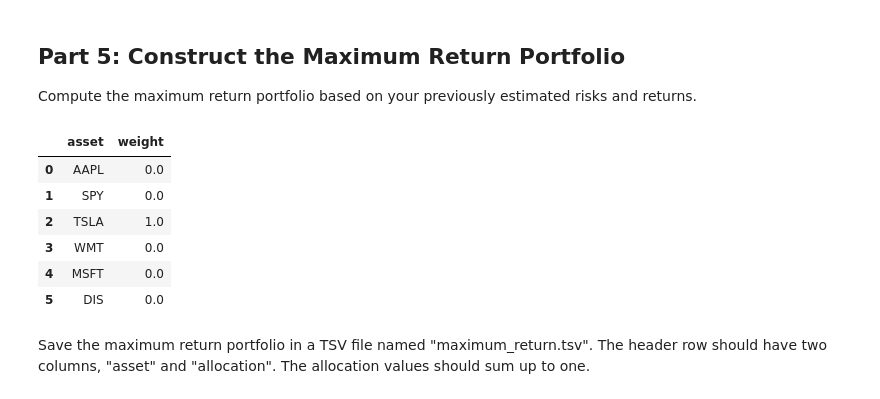
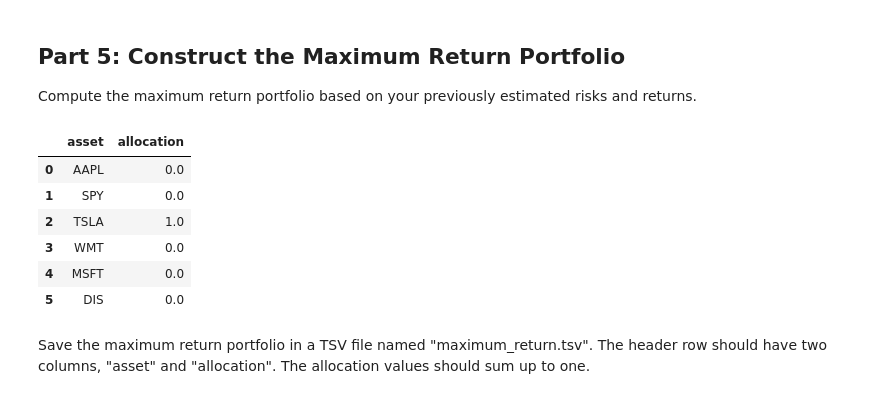
Before and after one commit to nwing2/DX704_Homework, a Jupyter notebook: dx704-project-01.ipynb, the cells around one changed output. Saved outputs shown, nothing was run; the diff lists cells and outputs as text; code cells hidden in the pictures.

```diff
--- a/dx704-project-01.ipynb
+++ b/dx704-project-01.ipynb
@@ -223,31 +223,31 @@ Compute the maximum return portfolio based on your previously estimated risks an
 # %%
 n = len(estimated_returns)
 x = cp.Variable(n)
 
 objective = cp.Maximize(
     estimated_returns["estimated_return"].to_numpy() @ x
 )
 
 prob = cp.Problem(
     objective,
     [
         0 <= x,
         cp.sum(x) == 1
     ]
 )
 
 estimated_return_P = prob.solve()
 
 x.value.round(2)
 
 portfolio = pd.DataFrame({
     "asset": estimated_returns["asset"],
-    "weight": x.value.round(2)
+    "allocation": x.value.round(2)
 })
 
 portfolio
 # %% [output]
-|  | asset | weight |
+|  | asset | allocation |
 | 0 | AAPL | 0.0 |
 | 1 | SPY | 0.0 |
 | 2 | TSLA | 1.0 |
```
Also changed, not shown: parts of 3 cells of this notebook, 4 other files.
